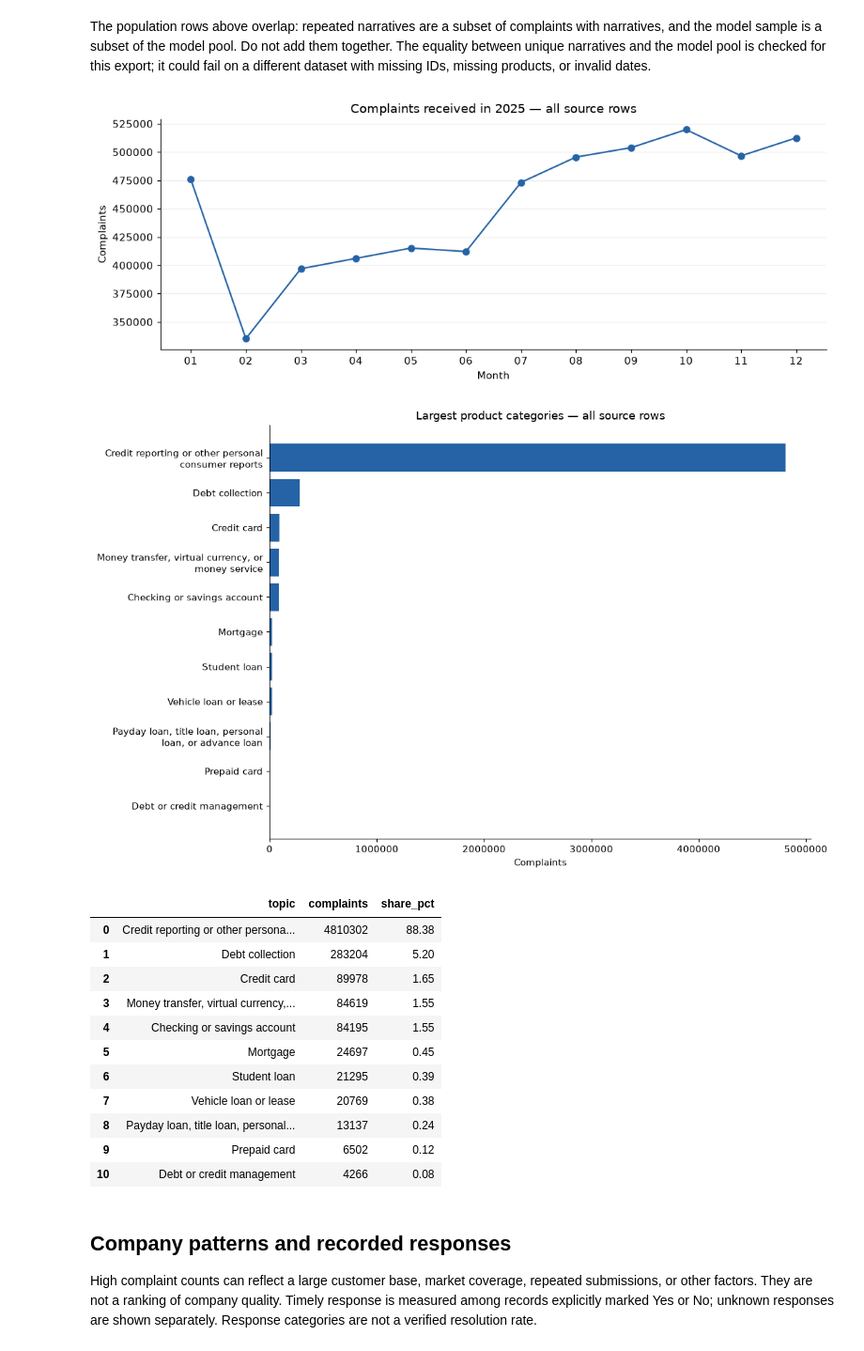
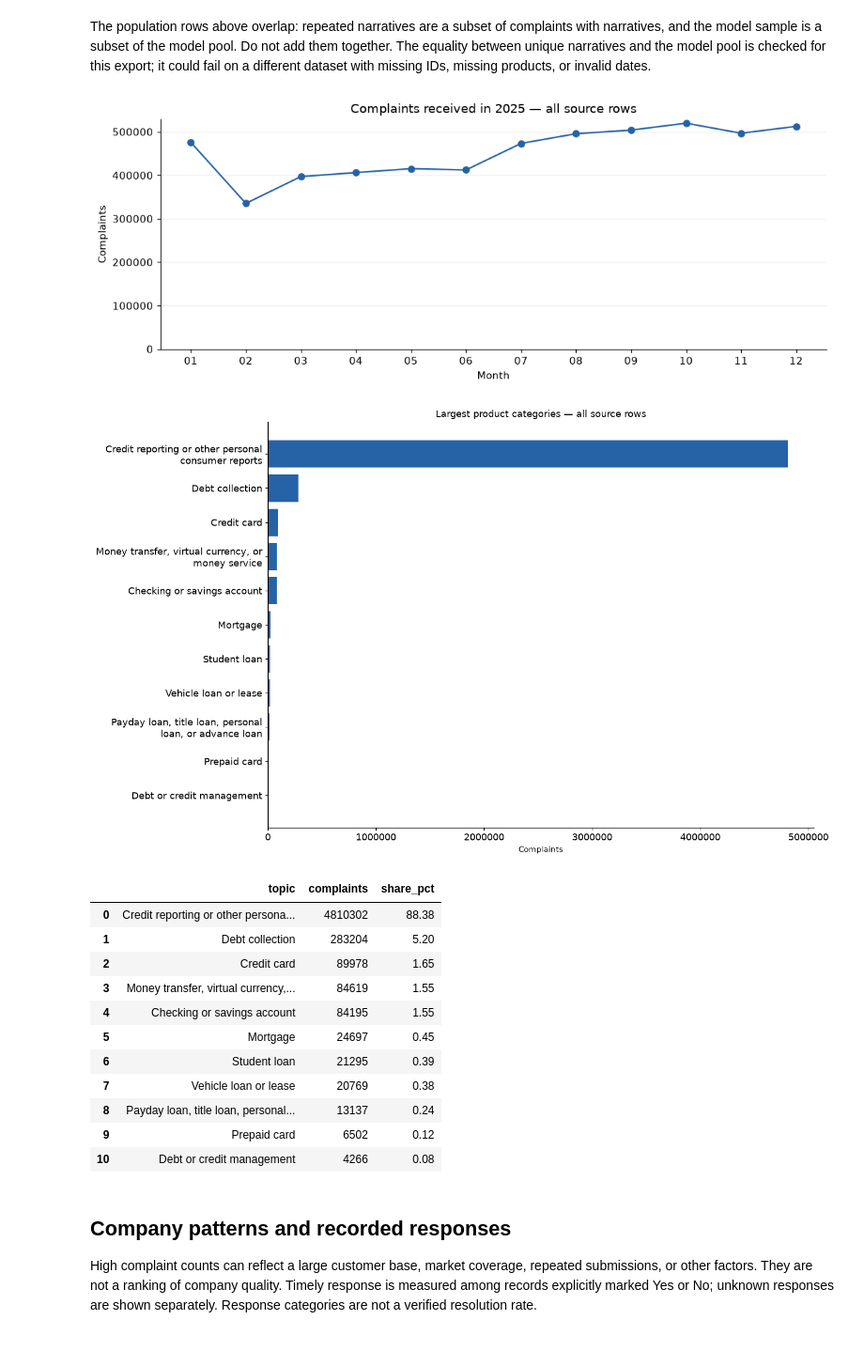
Before and after one commit to Sofia2200031904/supportiq-ai-platform, a Jupyter notebook: notebooks/eda.ipynb, the cells around one changed output. Shown at 94% size. Saved outputs shown, nothing was run; the diff lists cells and outputs as text; code cells hidden in the pictures.

```diff
--- a/notebooks/eda.ipynb
+++ b/notebooks/eda.ipynb
@@ -97,31 +97,33 @@ The population rows above overlap: repeated narratives are a subset of complaint
 # %%
 monthly = pd.Series(months, name="complaints").sort_index().rename_axis("month").reset_index()
 topics = pd.Series(products, name="complaints").sort_values(ascending=False).rename_axis("topic").reset_index()
 topics["share_pct"] = topics["complaints"] / n_rows * 100
 monthly.to_csv(out / "monthly.csv", index=False)
 topics.to_csv(out / "products.csv", index=False)
 
 fig, ax = plt.subplots(figsize=(10, 4))
 ax.plot(monthly["month"].str[-2:], monthly["complaints"], marker="o", color="#2563a6")
 ax.set(title="Complaints received in 2025 — all source rows", xlabel="Month", ylabel="Complaints")
 ax.ticklabel_format(axis="y", style="plain")
+ax.set_ylim(bottom=0)
 ax.grid(axis="y", alpha=0.2)
 fig.tight_layout()
 fig.savefig(out / "monthly.png", bbox_inches="tight")
 plt.show()
 
-fig, ax = plt.subplots(figsize=(11, 7))
+fig, ax = plt.subplots(figsize=(13, 8))
 shown = topics.head(12).iloc[::-1]
 ax.barh([fill(t, 38) for t in shown["topic"]], shown["complaints"], color="#2563a6")
 ax.set(title="Largest product categories — all source rows", xlabel="Complaints")
 ax.ticklabel_format(axis="x", style="plain")
+ax.tick_params(axis="both", labelsize=12)
 fig.tight_layout()
 fig.savefig(out / "products.png", bbox_inches="tight")
 plt.show()
 display(topics.round(2))
 # %% [output]
-[figure, old version]
+[figure, new version]
-[figure, old version]
+[figure, new version]
 |  | topic | complaints | share_pct |
 | 0 | Credit reporting or other persona... | 4810302 | 88.38 |
 | 1 | Debt collection | 283204 | 5.20 |
```
Also changed, not shown: parts of 2 cells of this notebook, 8 other files.
